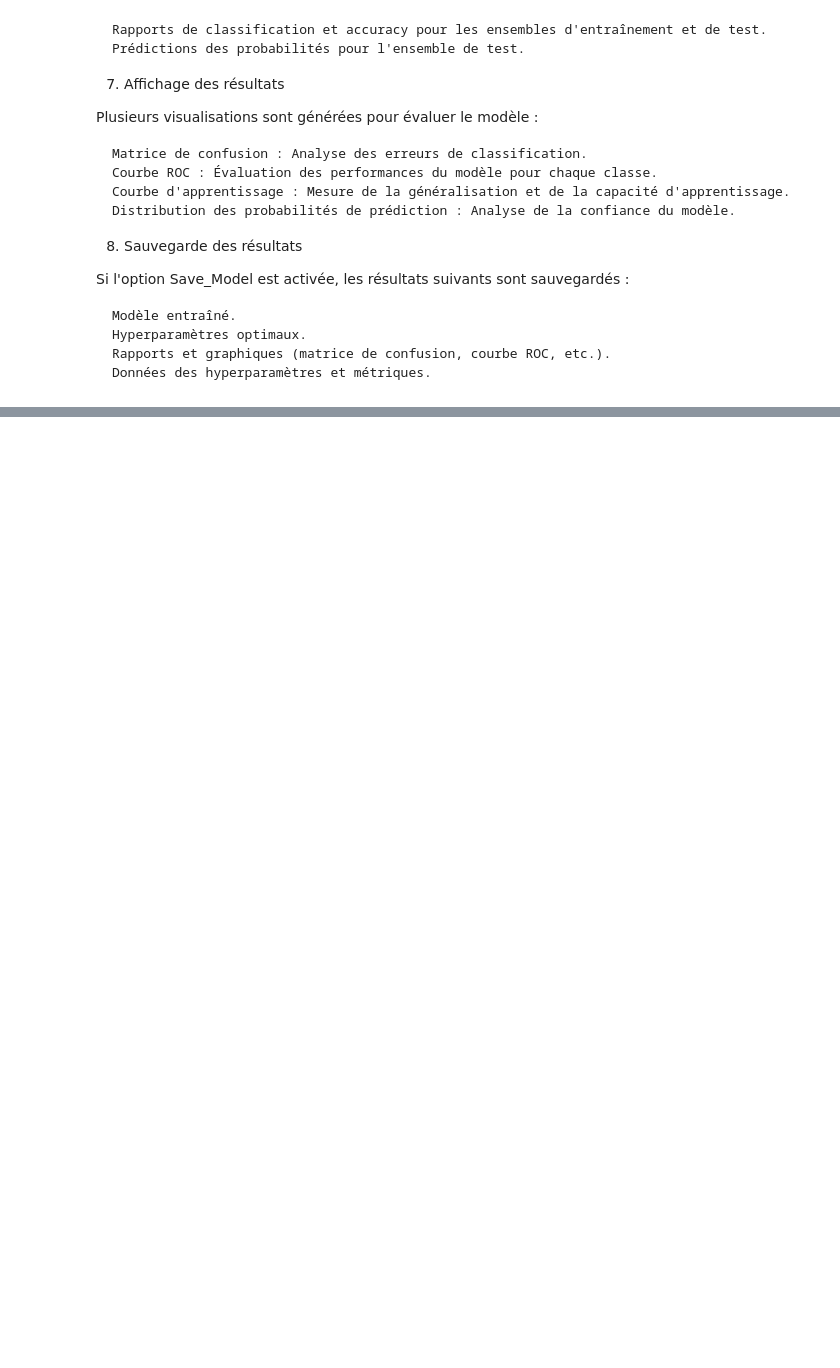
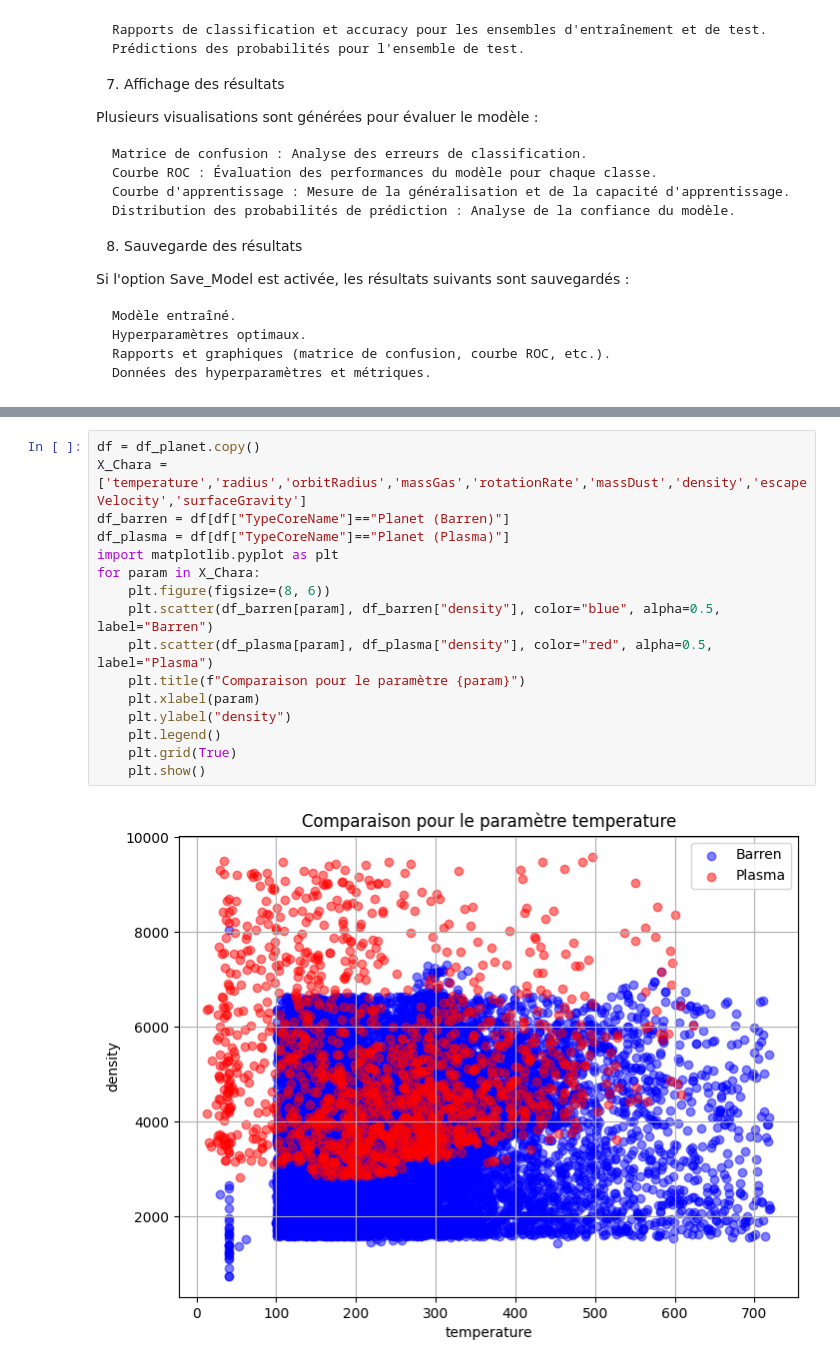
Before and after one commit to baussant/AI-Astronomique, a Jupyter notebook: Projet.ipynb, the cells around one changed output, grey strips where cells are left out. Drawn from its saved outputs; the diff is of its cells as text; blank space fills up the shorter version.

```diff
--- a/Projet.ipynb
+++ b/Projet.ipynb
@@ -467,0 +577,18 @@ Deep(Smote_State,df_planet,Echantillon_min,Y_Target,X_Chara,Weight_Class,Adjust_
+# %%
+df = df_planet.copy()
+X_Chara = ['temperature','radius','orbitRadius','massGas','rotationRate','massDust','density','escapeVelocity','surfaceGravity']
+df_barren = df[df["TypeCoreName"]=="Planet (Barren)"]
+df_plasma = df[df["TypeCoreName"]=="Planet (Plasma)"]
+import matplotlib.pyplot as plt
+for param in X_Chara:
+    plt.figure(figsize=(8, 6))
+    plt.scatter(df_barren[param], df_barren["density"], color="blue", alpha=0.5, label="Barren")
+    plt.scatter(df_plasma[param], df_plasma["density"], color="red", alpha=0.5, label="Plasma")
+    plt.title(f"Comparaison pour le paramètre {param}")
+    plt.xlabel(param)
+    plt.ylabel("density")
+    plt.legend()
+    plt.grid(True)
+    plt.show()
+# %% [output]
+[figure, added]
```
Also changed, not shown: parts of 9 cells of this notebook, 56 other files.
